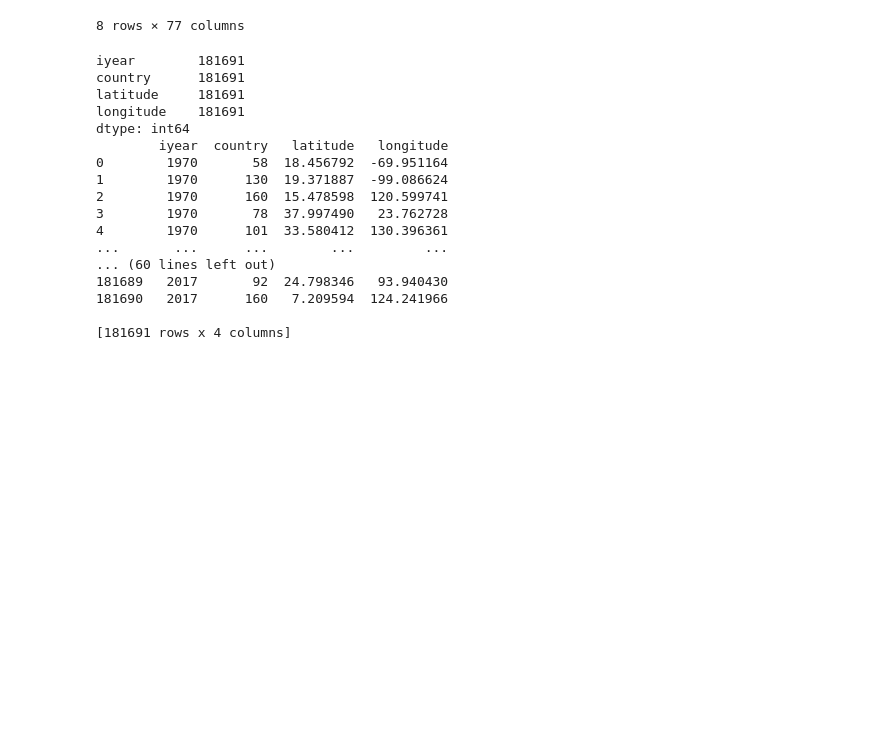
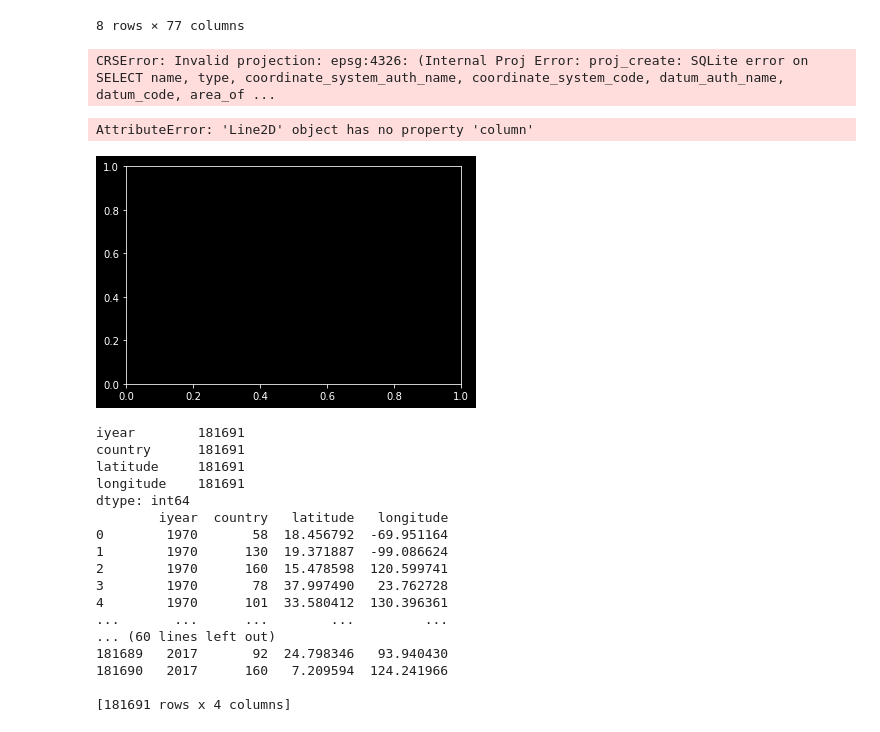
Before and after one commit to AbdulWajid99/The-Sparks-Foundation, a Jupyter notebook: Task_4-Advance_EDA-Global_terrorism/EDA- Global_Terrorism.ipynb, the cells around one changed output. Cells and saved outputs as stored; diff of their text form; code cells hidden in the pictures; blank space fills up the shorter version.

```diff
--- a/Task_4-Advance_EDA-Global_terrorism/EDA- Global_Terrorism.ipynb
+++ b/Task_4-Advance_EDA-Global_terrorism/EDA- Global_Terrorism.ipynb
@@ -46,3 +93,15 @@ df.describe()
+# %%
+world = geopandas.read_file(geopandas.datasets.get_path('naturalearth_lowres'))
+# %% [output]
+CRSError: Invalid projection: epsg:4326: (Internal Proj Error: proj_create: SQLite error on SELECT name, type, coordinate_system_auth_name, coordinate_system_code, datum_auth_name, datum_code, area_of ...
+# %%
+ax = df.plot(column='HR60', scheme='BoxPlot', \
+             cmap='BuPu', legend=True,
+             legend_kwds={'loc': 'center left', 'bbox_to_anchor':(1,0.5),
+                         'interval': True})
+# %% [output]
+AttributeError: 'Line2D' object has no property 'column'
+[figure, added]
 # %%
 a = ['iyear', 'country','latitude','longitude']
 
```
Also changed, not shown: parts of 13 cells of this notebook.
